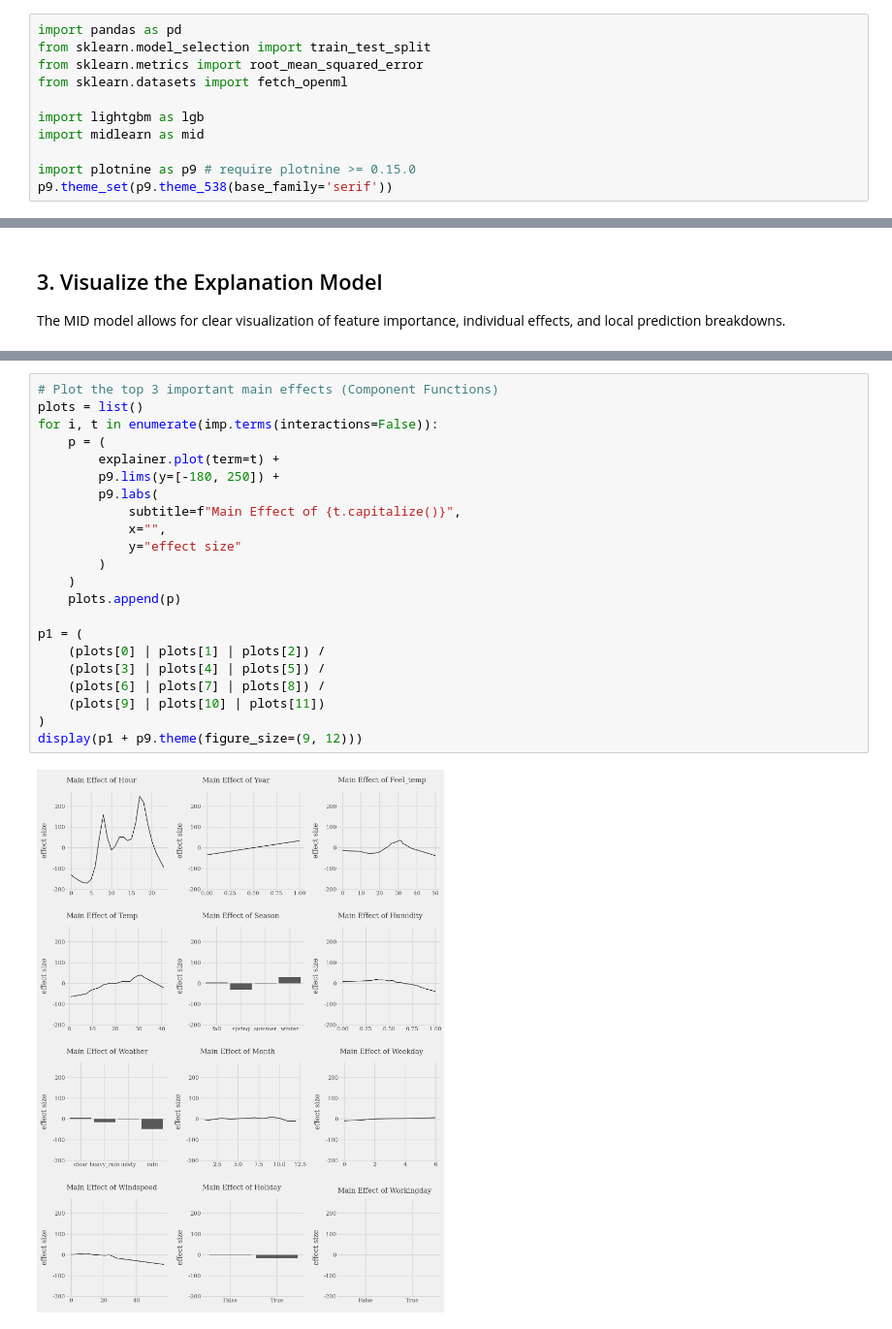
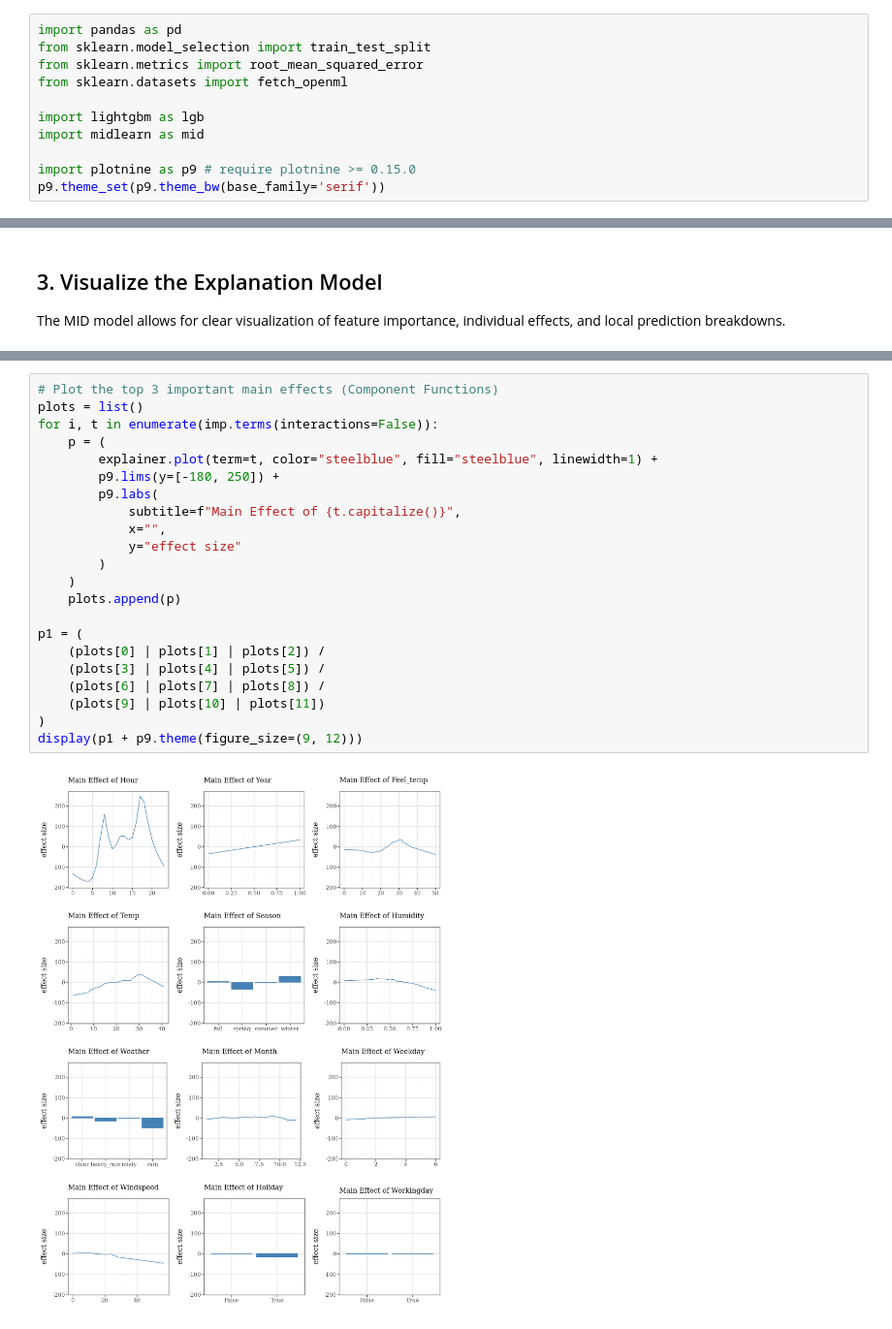
Before and after one commit to ryo-asashi/midlearn, a Jupyter notebook: docs/source/quick-start.ipynb, the cells around one changed output, grey strips where cells are left out. Shown at 97% size. Drawn from its saved outputs; the diff is of its cells as text.

```diff
--- a/docs/source/quick-start.ipynb
+++ b/docs/source/quick-start.ipynb
@@ -11,7 +11,7 @@ import lightgbm as lgb
 import midlearn as mid
 
 import plotnine as p9 # require plotnine >= 0.15.0
-p9.theme_set(p9.theme_538(base_family='serif'))
+p9.theme_set(p9.theme_bw(base_family='serif'))
 # %% [output]
 Error importing in API mode: ImportError('On Windows, cffi mode "ANY" is only "ABI".')
 Trying to import in ABI mode.
@@ -105,27 +105,27 @@ display(((p1 | p2) / p3) & p9.theme(figure_size=(8, 7), legend_position="none"))
 # %%
 # Plot the top 3 important main effects (Component Functions)
 plots = list()
 for i, t in enumerate(imp.terms(interactions=False)):
     p = (
-        explainer.plot(term=t) +
+        explainer.plot(term=t, color="steelblue", fill="steelblue", linewidth=1) +
         p9.lims(y=[-180, 250]) +
         p9.labs(
             subtitle=f"Main Effect of {t.capitalize()}",
             x="",
             y="effect size"
         )
     )
     plots.append(p)
 
 p1 = (
     (plots[0] | plots[1] | plots[2]) /
     (plots[3] | plots[4] | plots[5]) /
     (plots[6] | plots[7] | plots[8]) /
     (plots[9] | plots[10] | plots[11])
 )
 display(p1 + p9.theme(figure_size=(9, 12)))
 # %% [output]
-[figure, old version]
+[figure, new version]
 # %%
 # Plot the interaction of pairs of variables (Component Functions)
 p1 = (
```
Also changed, not shown: parts of 6 cells of this notebook, 1 other file.
